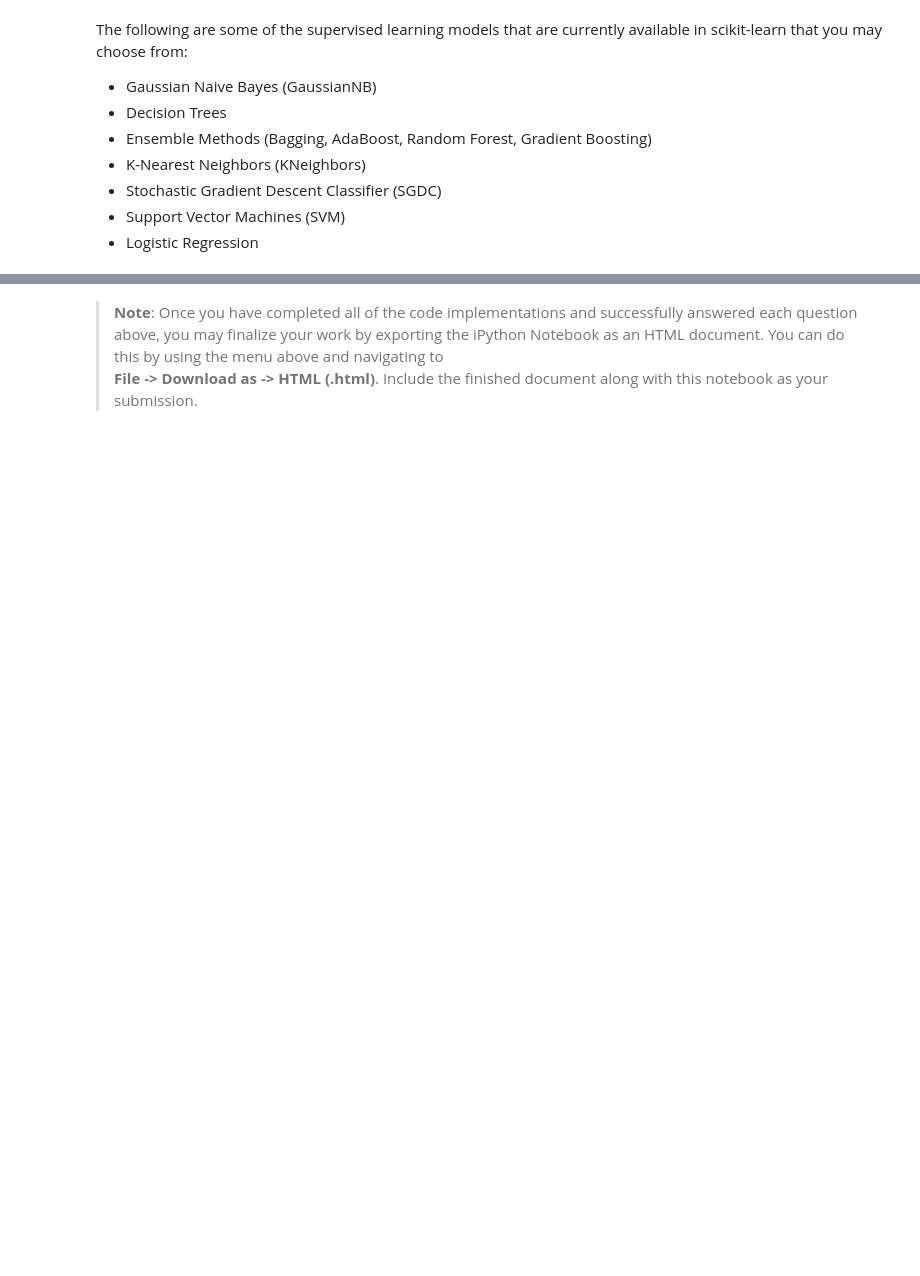
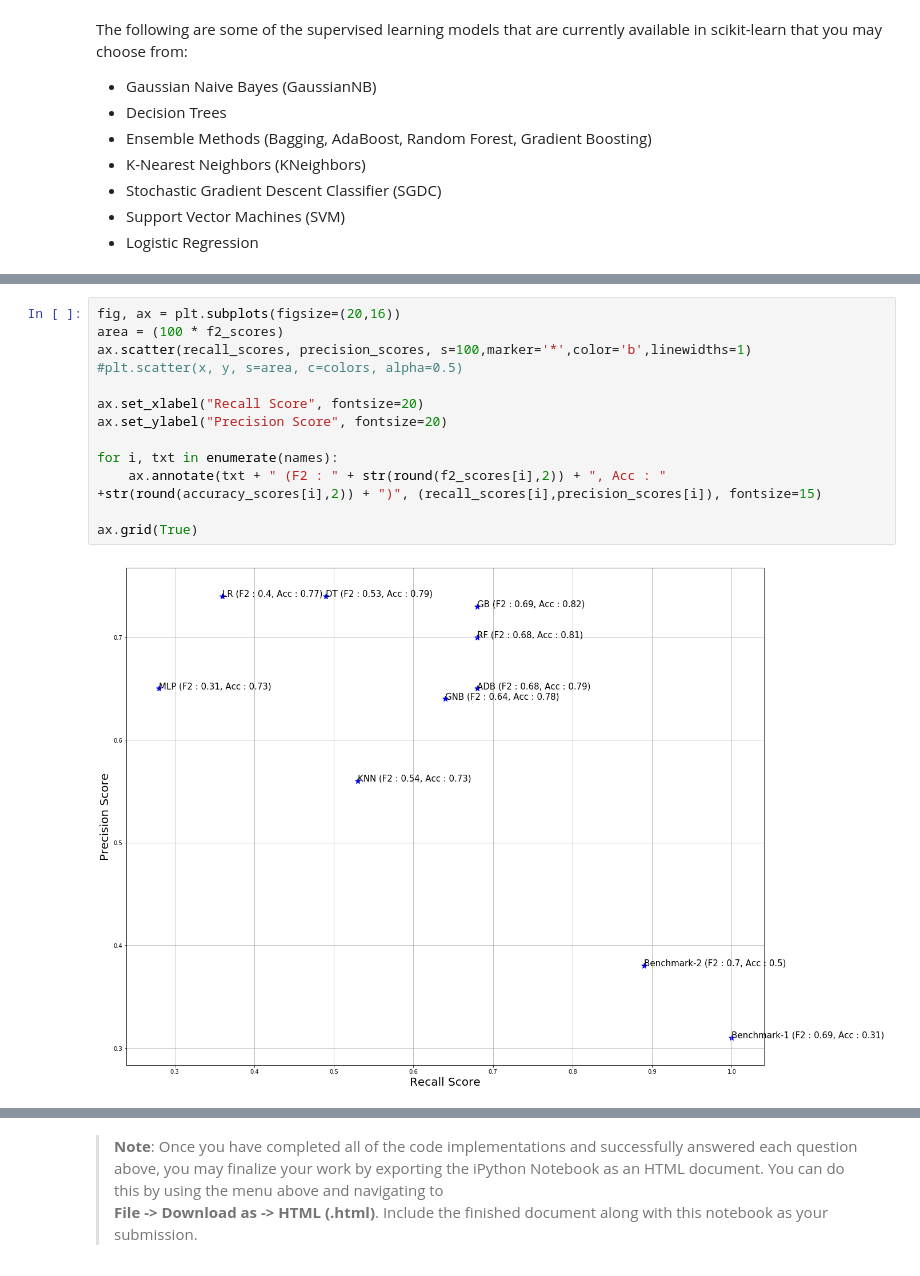
Before and after one commit to manas-mukherjee/MLTools, a Jupyter notebook: src/mlnd-projects/Capstone/diabetes/diabetes.ipynb, the cells around one changed output, grey strips where cells are left out. Drawn from its saved outputs; the diff is of its cells as text; blank space fills up the shorter version.

```diff
--- a/src/mlnd-projects/Capstone/diabetes/diabetes.ipynb
+++ b/src/mlnd-projects/Capstone/diabetes/diabetes.ipynb
@@ -1497,0 +863,15 @@ Inspite of reducing the features set, the model is maintaing a significanlty hig
+# %%
+fig, ax = plt.subplots(figsize=(20,16))
+area = (100 * f2_scores)
+ax.scatter(recall_scores, precision_scores, s=100,marker='*',color='b',linewidths=1)
+#plt.scatter(x, y, s=area, c=colors, alpha=0.5)
+
+ax.set_xlabel("Recall Score", fontsize=20)
+ax.set_ylabel("Precision Score", fontsize=20)
+
+for i, txt in enumerate(names):
+    ax.annotate(txt + " (F2 : " + str(round(f2_scores[i],2)) + ", Acc : " +str(round(accuracy_scores[i],2)) + ")", (recall_scores[i],precision_scores[i]), fontsize=15)
+
+ax.grid(True)
+# %% [output]
+[figure, added]
```
Also changed, not shown: parts of 85 cells of this notebook, 3 other files.
